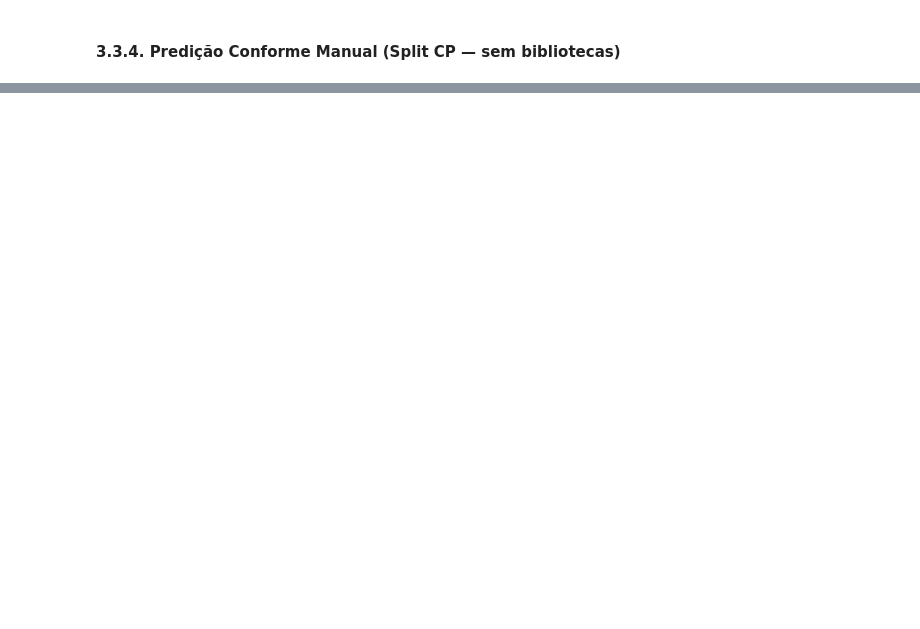
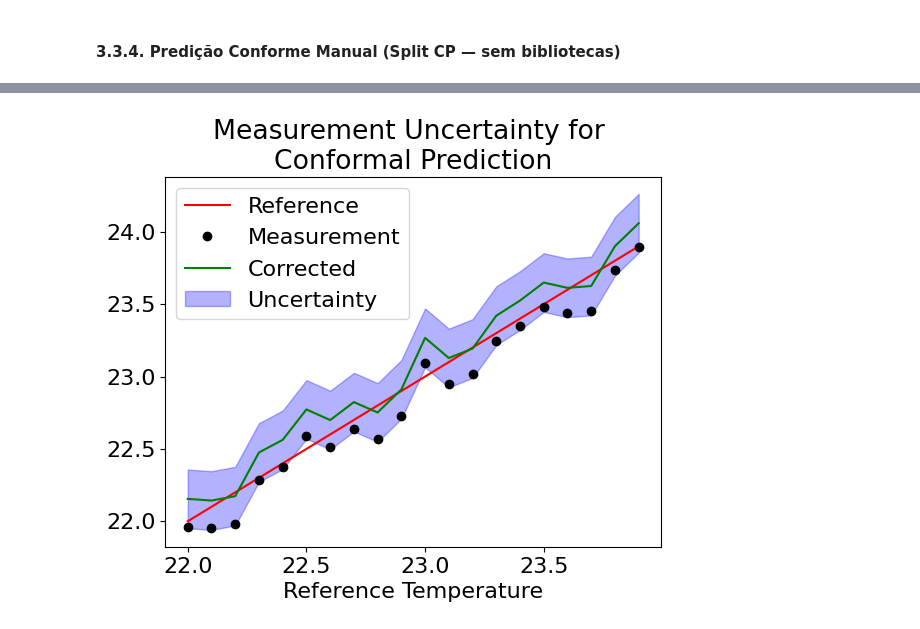
Before and after one commit to c-mmonteiro/estudos, a Jupyter notebook: Estudo_Minimos_Quadrados.ipynb, the cells around one changed output, grey strips where cells are left out. Drawn from its saved outputs; the diff is of its cells as text; code cells hidden in the pictures; blank space fills up the shorter version.

```diff
--- a/Estudo_Minimos_Quadrados.ipynb
+++ b/Estudo_Minimos_Quadrados.ipynb
@@ -398,3 +398,16 @@ Cobertura empírica no conjunto de teste: 85.0 %  (alvo ≥ 95 %)
+# %%
+plt.plot(t_ref, t_ref, 'r', label='Reference')
+plt.plot(t_ref, t_test, 'ko', label='Measurement')
+plt.plot(t_ref, y_cp_pred, 'g', label='Corrected')
+plt.fill_between(t_ref, y_cp_lower, y_cp_upper, alpha=0.3, color='b', label='Uncertainty')
+#plt.errorbar(t_ref, mc_temp_simulation, mc_std_pad, fmt='o', color='b', ecolor='lightgray', elinewidth=3, capsize=5)
+plt.legend()
+plt.title('Measurement Uncertainty for \nConformal Prediction')
+plt.xlabel('Reference Temperature')
+#plt.ylabel('Temperatura Medida')
+plt.savefig('fig_cp.pdf')
+# %% [output]
+[figure, added]
 # %%
 diff_prop_cp = ((np.array(t_superior_plot) - np.array(t_inferior_plot)) - (np.array(y_cp_upper) - np.array(y_cp_lower)))/(np.array(t_superior_plot) - np.array(t_inferior_plot))
 plt.plot(t_ref, diff_prop_mc, label='Monte Carlo')
```
Also changed, not shown: parts of 8 cells of this notebook.
